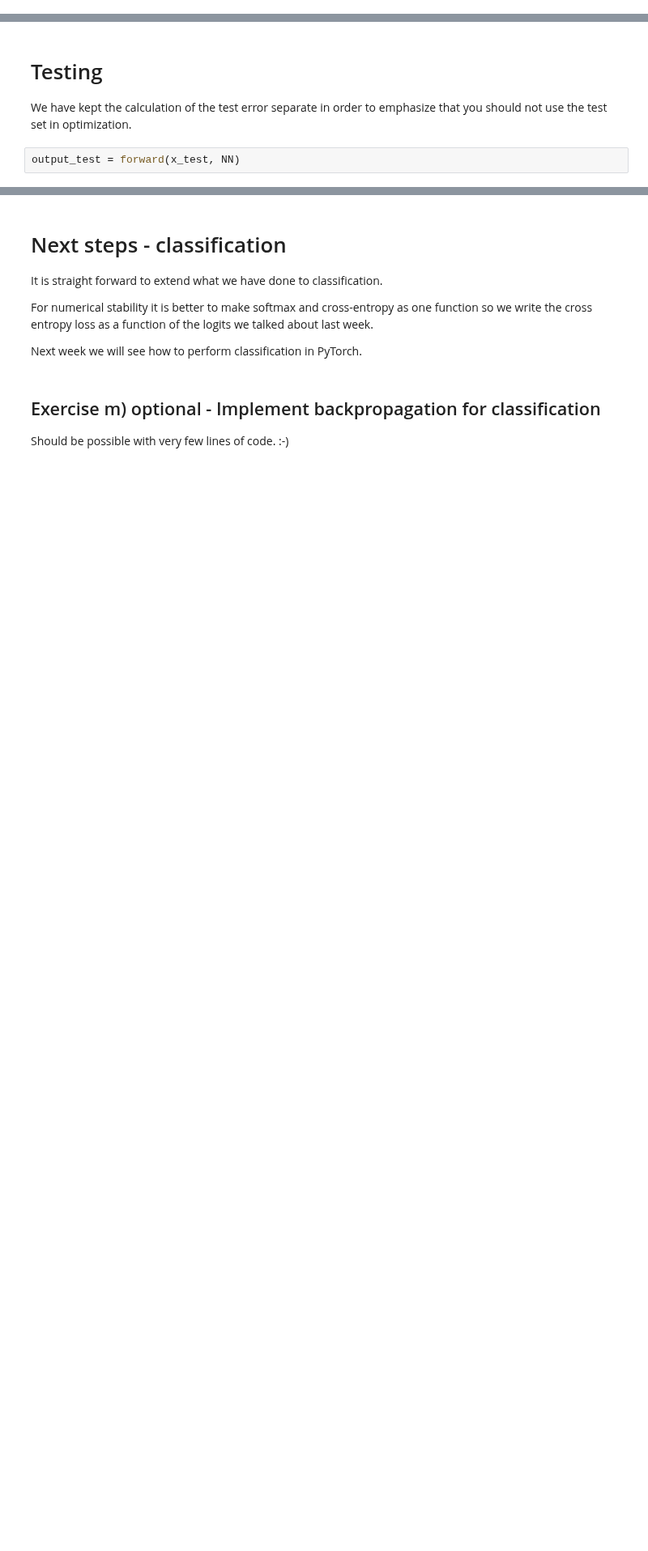
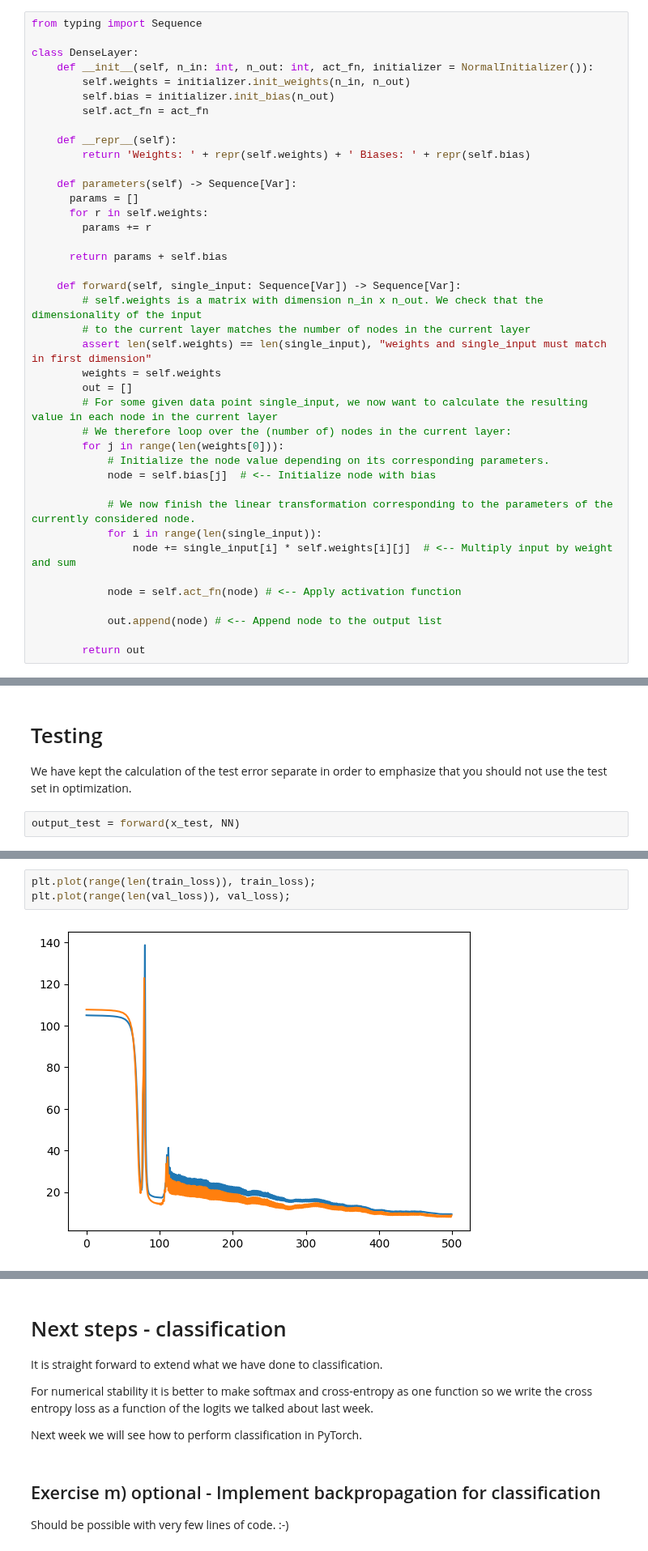
Before and after one commit to SalisMaxima/02456-deep-learning-with-PyTorch, a Jupyter notebook: 2_Feedforward_Python/2.1-EXE-FNN-AutoDif-Nanograd.ipynb, the cells around one changed output, grey strips where cells are left out. Shown at 81% size. Saved outputs shown, nothing was run; the diff lists cells and outputs as text; blank space fills up the shorter version.

```diff
--- a/2_Feedforward_Python/2.1-EXE-FNN-AutoDif-Nanograd.ipynb
+++ b/2_Feedforward_Python/2.1-EXE-FNN-AutoDif-Nanograd.ipynb
@@ -571,3 +603,43 @@ In the code below we initialize a 1-5-1 network and pass the training set throug
+# %%
+from typing import Sequence
+
+class DenseLayer:
+    def __init__(self, n_in: int, n_out: int, act_fn, initializer = NormalInitializer()):
+        self.weights = initializer.init_weights(n_in, n_out)
+        self.bias = initializer.init_bias(n_out)
+        self.act_fn = act_fn
+
+    def __repr__(self):
+        return 'Weights: ' + repr(self.weights) + ' Biases: ' + repr(self.bias)
+
+    def parameters(self) -> Sequence[Var]:
+      params = []
+      for r in self.weights:
+        params += r
+
+      return params + self.bias
+
+    def forward(self, single_input: Sequence[Var]) -> Sequence[Var]:
+        # self.weights is a matrix with dimension n_in x n_out. We check that the dimensionality of the input
+        # to the current layer matches the number of nodes in the current layer
+        assert len(self.weights) == len(single_input), "weights and single_input must match in first dimension"
+        weights = self.weights
+        out = []
+        # For some given data point single_input, we now want to calculate the resulting value in each node in the current layer
+        # We therefore loop over the (number of) nodes in the current layer:
+        for j in range(len(weights[0])):
+            # Initialize the node value depending on its corresponding parameters.
+            node = self.bias[j]  # <-- Initialize node with bias
+
+            # We now finish the linear transformation corresponding to the parameters of the currently considered node.
+            for i in range(len(single_input)):
+                node += single_input[i] * self.weights[i][j]  # <-- Multiply input by weight and sum
+
+            node = self.act_fn(node) # <-- Apply activation function
+
+            out.append(node) # <-- Append node to the output list
+
+        return out
 # %%
 NN = [
     DenseLayer(1, 5, lambda x: x.relu()),
@@ -905,0 +1427,5 @@ _Insert written answer here._
+# %%
+plt.plot(range(len(train_loss)), train_loss);
+plt.plot(range(len(val_loss)), val_loss);
+# %% [output]
+[figure, added]
```
Also changed, not shown: parts of 57 cells of this notebook.
